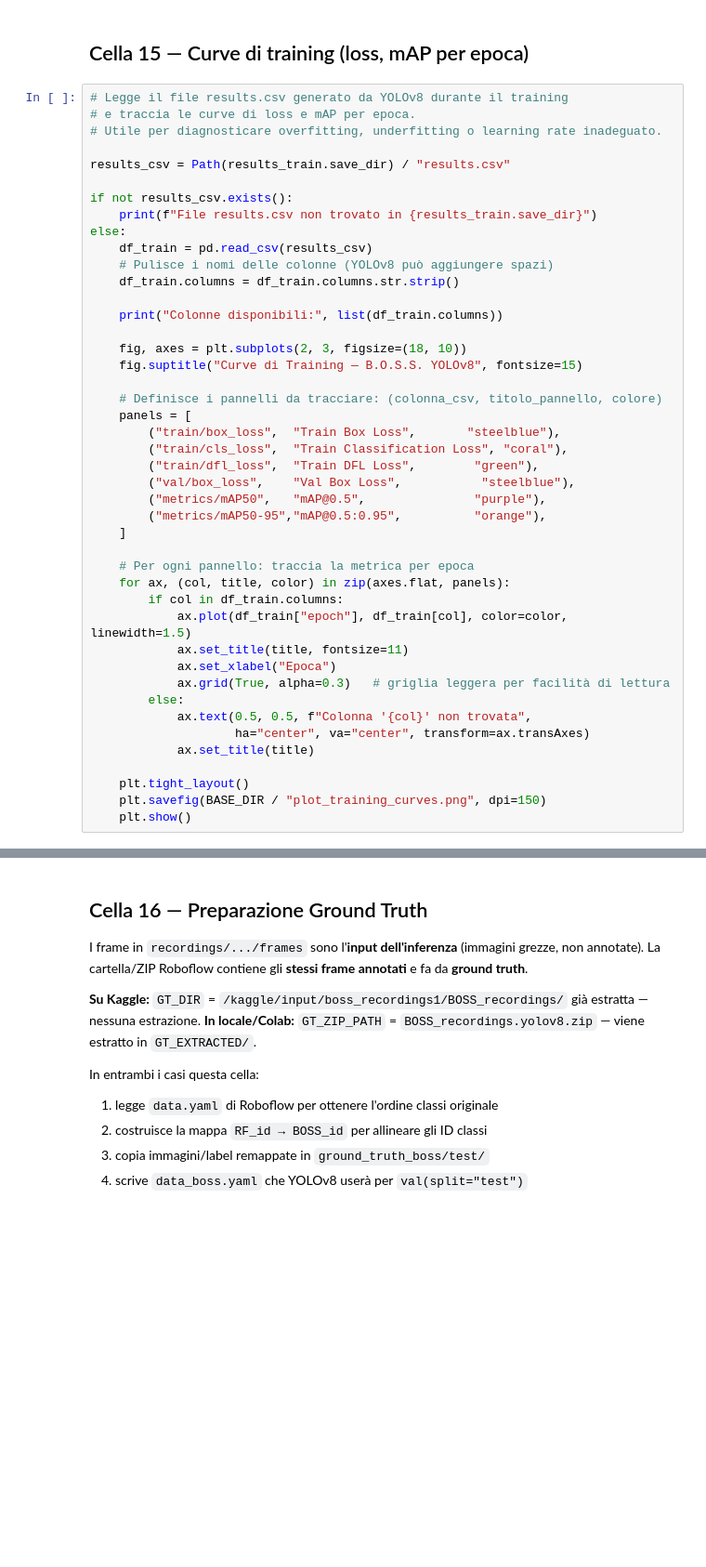
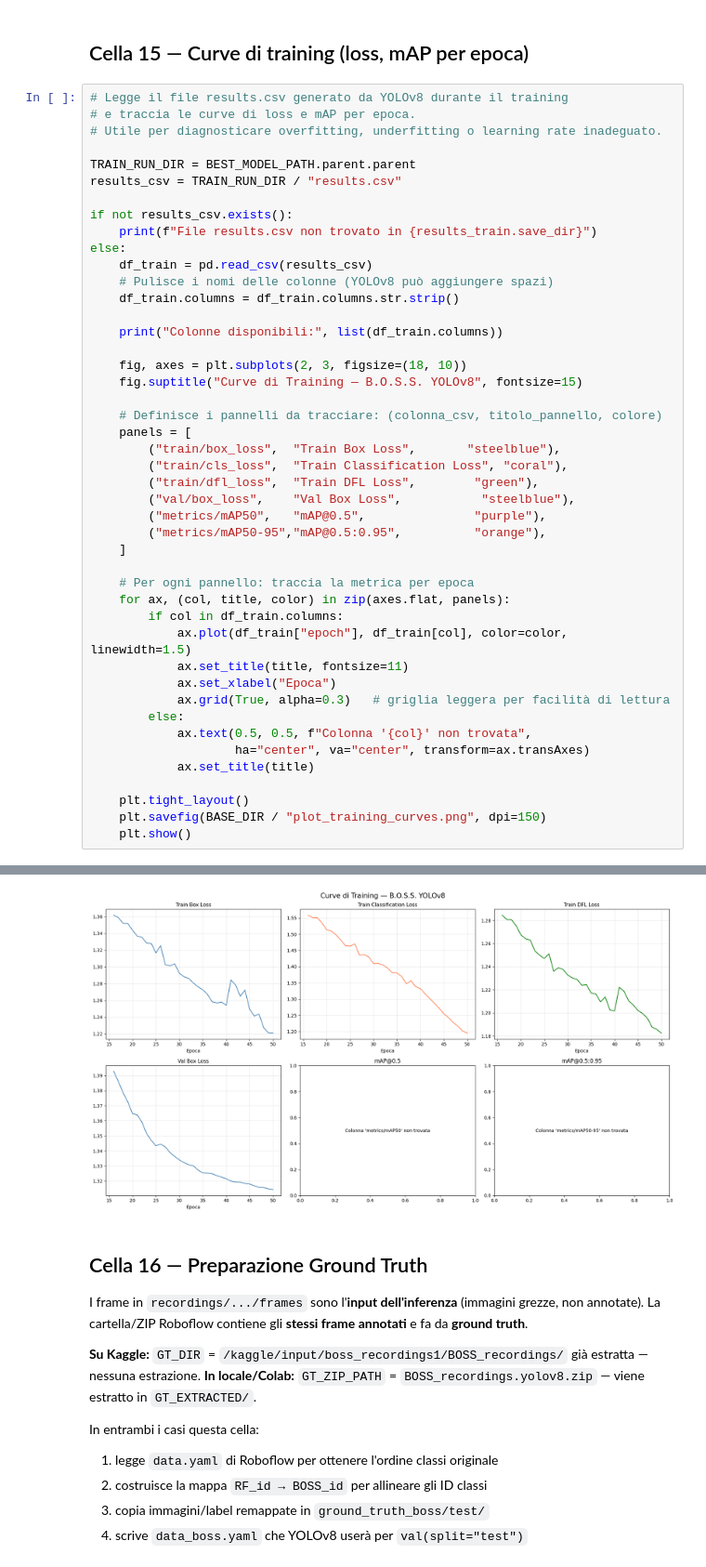
Before and after one commit to lolloverdura8/BOSS_CODE, a Jupyter notebook: boss_yolo_training.ipynb, the cells around one changed output, grey strips where cells are left out. Shown at 93% size. Drawn from its saved outputs; the diff is of its cells as text; blank space fills up the shorter version.

```diff
--- a/boss_yolo_training.ipynb
+++ b/boss_yolo_training.ipynb
@@ -790,7 +842,8 @@ else:
 # e traccia le curve di loss e mAP per epoca.
 # Utile per diagnosticare overfitting, underfitting o learning rate inadeguato.
 
-results_csv = Path(results_train.save_dir) / "results.csv"
+TRAIN_RUN_DIR = BEST_MODEL_PATH.parent.parent
+results_csv = TRAIN_RUN_DIR / "results.csv"
 
 if not results_csv.exists():
     print(f"File results.csv non trovato in {results_train.save_dir}")
@@ -829,3 +882,4 @@ else:
     plt.tight_layout()
     plt.savefig(BASE_DIR / "plot_training_curves.png", dpi=150)
     plt.show()
+# %% [output]
@@ -832,3 +887,4 @@ else:
+[figure, added]
 # %% [markdown]
 ## Cella 16 — Preparazione Ground Truth
 
```
Also changed, not shown: parts of 12 cells of this notebook.
